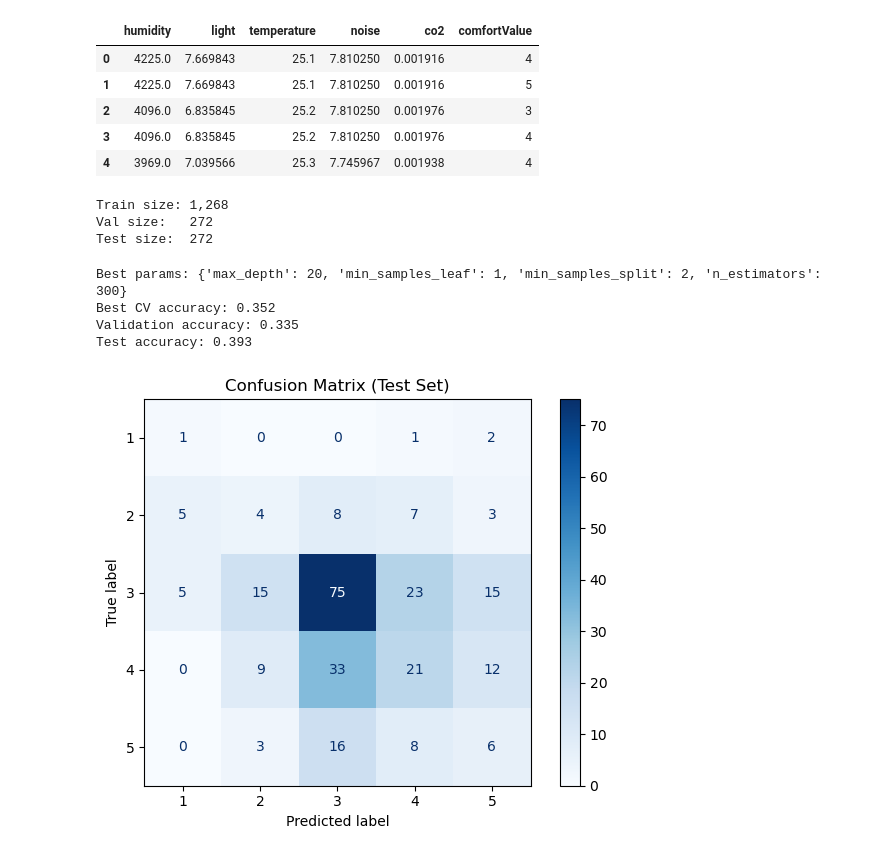
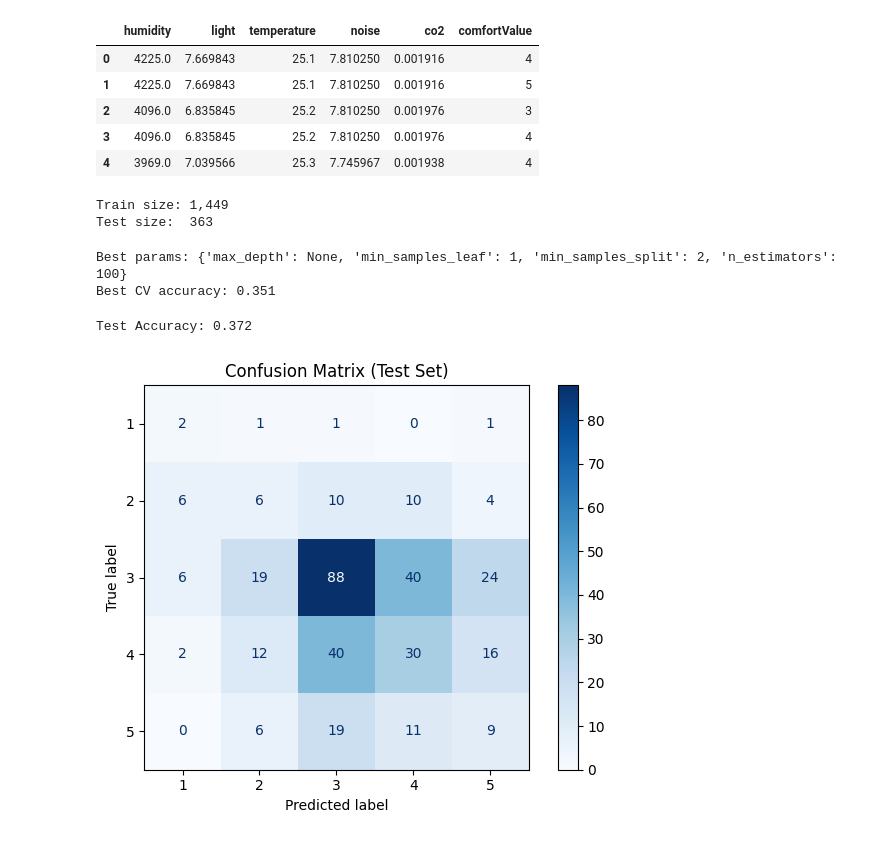
Before and after one commit to SEP4Real/SEP4, a Jupyter notebook: MAL/notebooks/model_related/7_instant_models_experiments_RFC.ipynb, the cells around one changed output. Cells and saved outputs as stored; diff of their text form; code cells hidden in the pictures.

Commit message:
[update] instant models

```diff
--- a/MAL/notebooks/model_related/7_instant_models_experiments_RFC.ipynb
+++ b/MAL/notebooks/model_related/7_instant_models_experiments_RFC.ipynb
@@ -39,32 +39,21 @@ Rows after cleaning: 1,812
 X = df[feature_cols]
 y = df[target_col]
 
-# 70% train, 15% val, 15% test
-X_train, X_temp, y_train, y_temp = train_test_split(
+# 80% train, 20% test
+X_train, X_test, y_train, y_test = train_test_split(
     X,
     y,
-    test_size=0.30,
+    test_size=0.20,
     random_state=42,
     shuffle=True,
-    stratify=y,
-    )
-
-X_val, X_test, y_val, y_test = train_test_split(
-    X_temp,
-    y_temp,
-    test_size=0.50,
-    random_state=42,
-    shuffle=True,
-    stratify=y_temp,
-    )
+    stratify=y
+)
 
 print(f"Train size: {len(X_train):,}")
-print(f"Val size:   {len(X_val):,}")
 print(f"Test size:  {len(X_test):,}")
 # %% [output]
-Train size: 1,268
-Val size:   272
-Test size:  272
+Train size: 1,449
+Test size:  363
 # %%
 param_grid = {
     'n_estimators': [100, 300],
@@ -93,33 +82,29 @@ print("Best params:", grid.best_params_)
 print(f"Best CV accuracy: {grid.best_score_:.3f}")
 
 best_model = grid.best_estimator_
-
-def eval_split(name, X_split, y_split):
-    preds = best_model.predict(X_split)
-    acc = accuracy_score(y_split, preds)
-    print(f"{name} accuracy: {acc:.3f}")
-
-eval_split("Validation", X_val, y_val)
-eval_split("Test", X_test, y_test)
 # %% [output]
-Best params: {'max_depth': 20, 'min_samples_leaf': 1, 'min_samples_split': 2, 'n_estimators': 300}
-Best CV accuracy: 0.352
-Validation accuracy: 0.335
-Test accuracy: 0.393
+Best params: {'max_depth': None, 'min_samples_leaf': 1, 'min_samples_split': 2, 'n_estimators': 100}
+Best CV accuracy: 0.351
 # %%
 from sklearn.metrics import ConfusionMatrixDisplay
 import matplotlib.pyplot as plt
 
 test_preds = best_model.predict(X_test)
+
+from sklearn.metrics import accuracy_score
+test_acc = accuracy_score(y_test, test_preds)
+print(f"\nTest Accuracy: {test_acc:.3f}\n")
+
 disp = ConfusionMatrixDisplay.from_predictions(
     y_test,
     test_preds,
     cmap='Blues',
     colorbar=True,
     )
 
 plt.title('Confusion Matrix (Test Set)')
 plt.tight_layout()
 plt.show()
 # %% [output]
+Test Accuracy: 0.372
-[figure, old version]
+[figure, new version]
```
Also changed, not shown: 3 other files.
